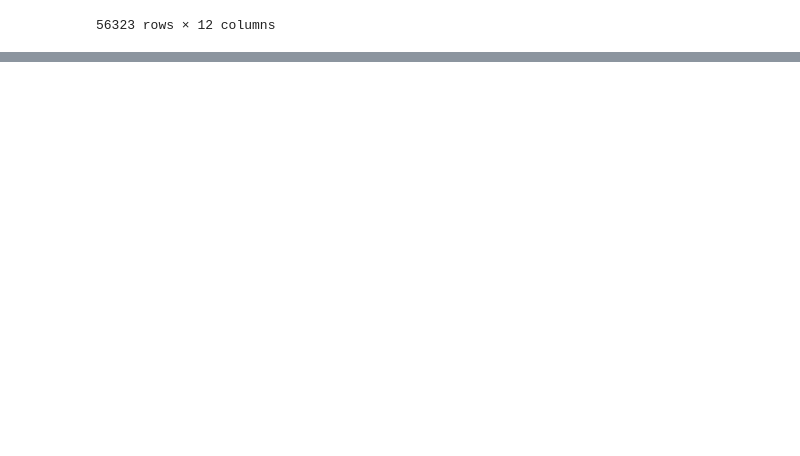
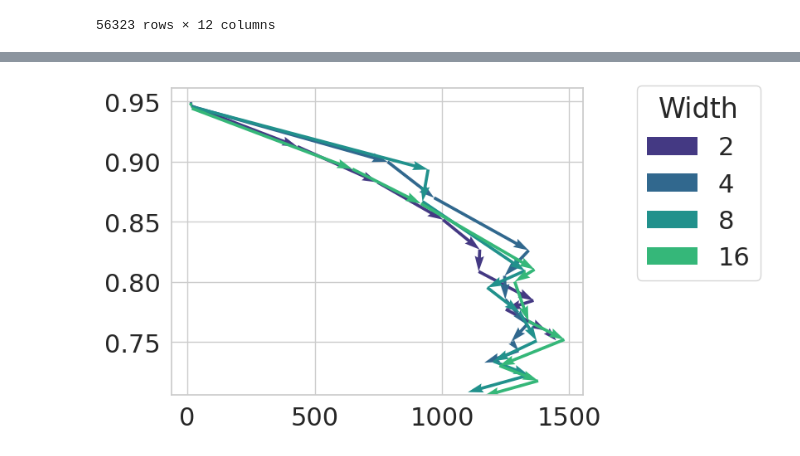
Before and after one commit to lorenzonoci/nn_large_depth_width_landscape, a Jupyter notebook: visualize.ipynb, the cells around one changed output, grey strips where cells are left out. Saved outputs shown, nothing was run; the diff lists cells and outputs as text; code cells hidden in the pictures; blank space fills up the shorter version.

```diff
--- a/visualize.ipynb
+++ b/visualize.ipynb
@@ -99,6 +99,8 @@ def loss_curves(run_ds, train=True, acc=True):
         try:
             if train:
                 loss_d["train_loss"] =  d["metrics"]["train_loss"]
+                loss_d["residual"] = d["metrics"]["residual"]
+                loss_d["top_eig_ggn"] = d["metrics"]["top_eig_ggn"]
                 if acc:
                     if "train_acc" in d["metrics"].keys():
                         loss_d["train_acc"] =  d["metrics"]["train_acc"]
@@ -135,9 +137,9 @@ def get_metrics_df(run_ds, metric):
 # %%
 sns.set(style="whitegrid", font_scale=2.0, palette=sns.color_palette("rocket", n_colors=5))
 plt.figure(figsize = (10,6))
-folder_path = "/lustre/home/ameterez/work/icml2024/results/"
+folder_path = "/lustre/home/ameterez/work/icml2024/rebuttal/cifar10_ce/"
 metric = "train_loss"
-run_ds = get_data(folder_path, epoch=49)
+run_ds = get_data(folder_path, epoch=9)
 df = loss_curves(run_ds, acc=False).reset_index()
 # %% [output]
 <Figure size 1000x600 with 0 Axes>
@@ -172,3 +174,9 @@ df2
 | 110077 | 149 | 0.591190 | 23.291639 | 1.559955 | 0.005275 | 2 | 8 | 149 | 3.0 | 1.0 | ... |
 | 110078 | 150 | 0.595167 | 25.703333 | 1.695356 | 0.005275 | 2 | 8 | 150 | 3.0 | 1.0 | ... |
 56323 rows × 12 columns
+# %%
+width_mults = sorted(df['width_mult'].unique())
+# depth_mults = sorted(df['depth_mult'].unique())
+lrs = sorted(df['lr'].unique())
+
+lr = lrs[0]
@@ -174,0 +199,31 @@ df2
+# %%
+palette = sns.color_palette("viridis", n_colors=5)
+sns.set(style="whitegrid", font_scale=2.0, palette=sns.color_palette("viridis", n_colors=5))
+
+plt.figure()
+lrs_plot = [lrs[-1], lrs[-2], lrs[-3], lrs[-4]]
+width = 1000
+a_min, a_max = None, None
+b_min, b_max = None, None
+for widthi, width in enumerate(width_mults):
+    df2 = df[df['width_mult'] == width]
+    df2 = df2[df2['lr'] == lrs[4]]
+    a = df2.top_eig_ggn.values * (width)
+    b = df2.residual.values
+    a_min = a.min()
+    b_min = b.min()
+    a_max = a.max()
+    b_max = b.max()
+    plt.quiver(a[:-1], b[:-1], a[1:]-a[:-1], b[1:]-b[:-1], scale_units='xy', angles='xy', scale=1, color=palette[widthi], label=f"{width}")
+# plt.xlabel(r'$\lambda_{max}(\mathcal{G})$')
+# plt.ylabel(r'$\lambda_{max}(B)$')
+# plt.xscale('log')
+# plt.yscale('log')
+# plt.xlim(a_min, a_max)
+# plt.ylim(b_min-1, b_max+1)
+
+plt.legend(bbox_to_anchor=(1.1, 1.05), title='Width')
+# plt.title(r'$\mu$P')
+plt.show()
+# %% [output]
+[figure, added]
```
Also changed, not shown: parts of 2 cells of this notebook, 5 other files.
